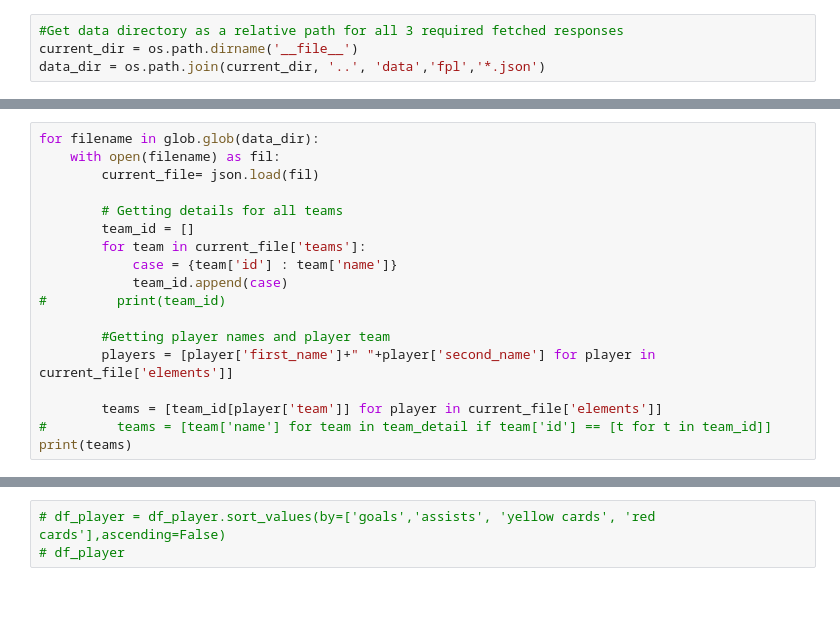
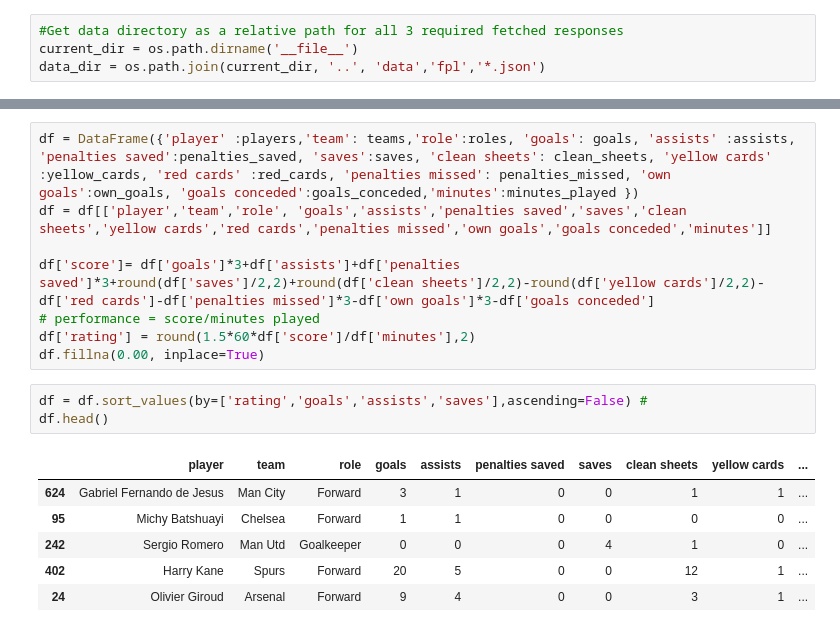
Before and after one commit to deshpandega/deshpande_gaurang_spring2017, a Jupyter notebook: final/analysis/ana_3.ipynb, the cells around one changed output, grey strips where cells are left out. Drawn from its saved outputs; the diff is of its cells as text; blank space fills up the shorter version.

```diff
--- a/final/analysis/ana_3.ipynb
+++ b/final/analysis/ana_3.ipynb
@@ -37,18 +20,0 @@ teams = []
-# %%
-for filename in glob.glob(data_dir):
-    with open(filename) as fil:
-        current_file= json.load(fil)
-
-        # Getting details for all teams
-        team_id = []
-        for team in current_file['teams']:
-            case = {team['id'] : team['name']}
-            team_id.append(case)
-#         print(team_id)
-
-        #Getting player names and player team
-        players = [player['first_name']+" "+player['second_name'] for player in current_file['elements']]
-
-        teams = [team_id[player['team']] for player in current_file['elements']]
-#         teams = [team['name'] for team in team_detail if team['id'] == [t for t in team_id]]
-print(teams)
@@ -95,3 +100,18 @@ NameError: name 'glob' is not defined
+# %%
+df = DataFrame({'player' :players,'team': teams,'role':roles, 'goals': goals, 'assists' :assists, 'penalties saved':penalties_saved, 'saves':saves, 'clean sheets': clean_sheets, 'yellow cards' :yellow_cards, 'red cards' :red_cards, 'penalties missed': penalties_missed, 'own goals':own_goals, 'goals conceded':goals_conceded,'minutes':minutes_played })
+df = df[['player','team','role', 'goals','assists','penalties saved','saves','clean sheets','yellow cards','red cards','penalties missed','own goals','goals conceded','minutes']]
+
+df['score']= df['goals']*3+df['assists']+df['penalties saved']*3+round(df['saves']/2,2)+round(df['clean sheets']/2,2)-round(df['yellow cards']/2,2)-df['red cards']-df['penalties missed']*3-df['own goals']*3-df['goals conceded']
+# performance = score/minutes played
+df['rating'] = round(1.5*60*df['score']/df['minutes'],2)
+df.fillna(0.00, inplace=True)
 # %%
-# df_player = df_player.sort_values(by=['goals','assists', 'yellow cards', 'red cards'],ascending=False)
-# df_player
+df = df.sort_values(by=['rating','goals','assists','saves'],ascending=False) #
+df.head()
+# %% [output]
+|  | player | team | role | goals | assists | penalties saved | saves | clean sheets | yellow cards | ... |
+| 624 | Gabriel Fernando de Jesus | Man City | Forward | 3 | 1 | 0 | 0 | 1 | 1 | ... |
+| 95 | Michy Batshuayi | Chelsea | Forward | 1 | 1 | 0 | 0 | 0 | 0 | ... |
+| 242 | Sergio Romero | Man Utd | Goalkeeper | 0 | 0 | 0 | 4 | 1 | 0 | ... |
+| 402 | Harry Kane | Spurs | Forward | 20 | 5 | 0 | 0 | 12 | 1 | ... |
+| 24 | Olivier Giroud | Arsenal | Forward | 9 | 4 | 0 | 0 | 3 | 1 | ... |
```
Also changed, not shown: parts of 11 cells of this notebook, 2 other files.
